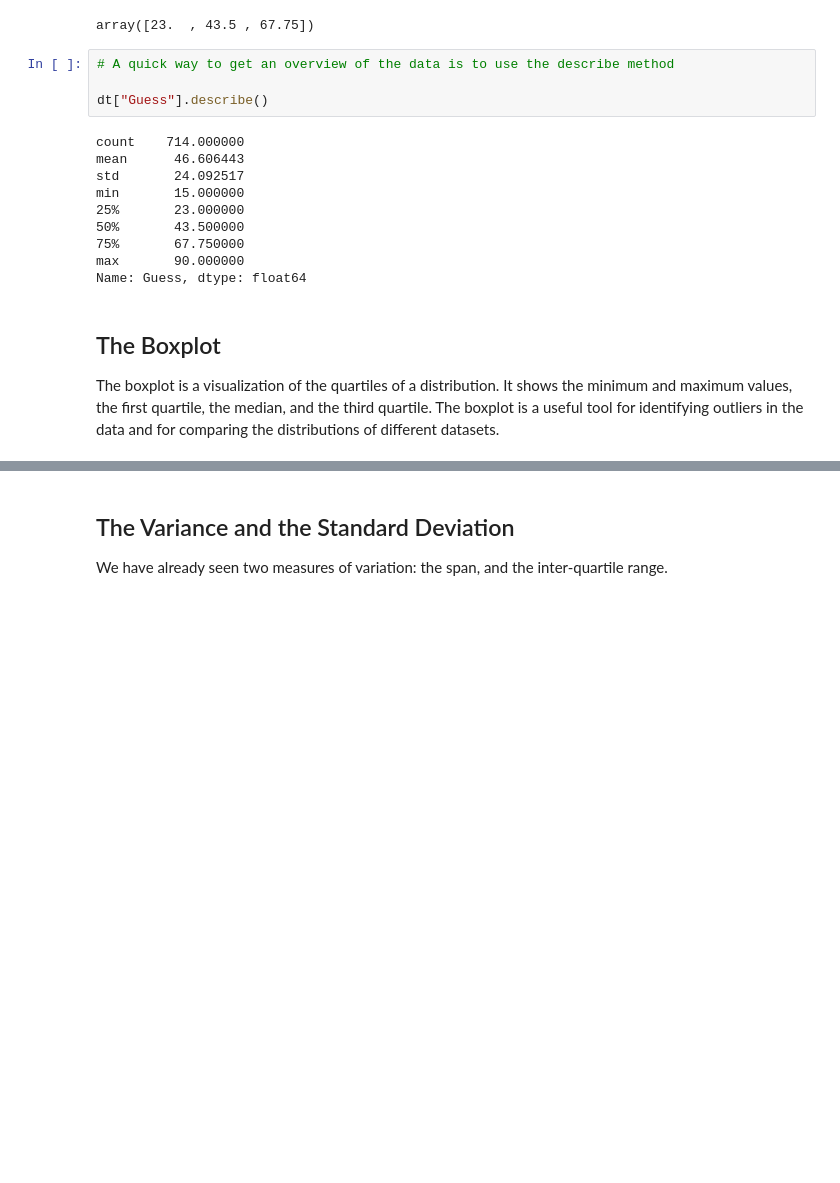
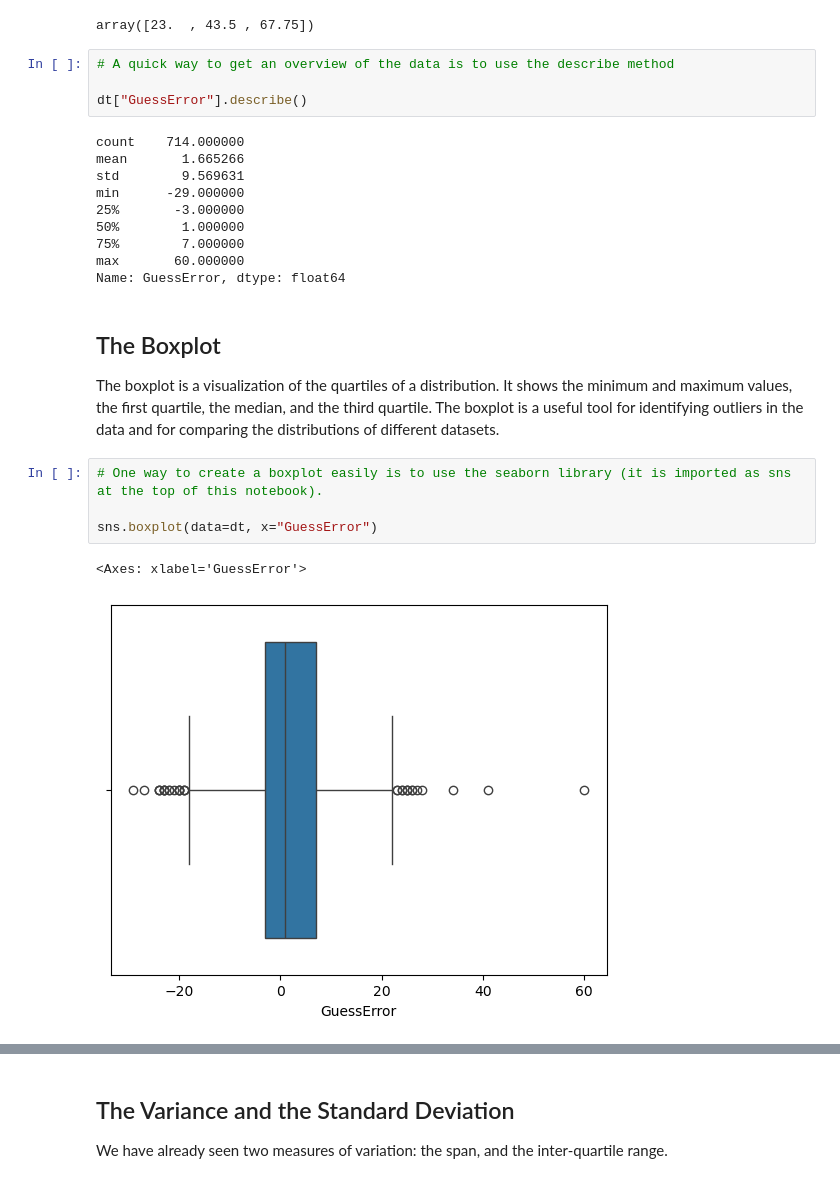
Before and after one commit to febse/stat2024, a Jupyter notebook: 02-Descriptive-Statistics.ipynb, the cells around one changed output, grey strips where cells are left out. Saved outputs shown, nothing was run; the diff lists cells and outputs as text; blank space fills up the shorter version.

```diff
--- a/02-Descriptive-Statistics.ipynb
+++ b/02-Descriptive-Statistics.ipynb
@@ -132,19 +132,26 @@ array([23.  , 43.5 , 67.75])
 # %%
 # A quick way to get an overview of the data is to use the describe method
 
-dt["Guess"].describe()
+dt["GuessError"].describe()
 # %% [output]
 count    714.000000
-mean      46.606443
-std       24.092517
-min       15.000000
-25%       23.000000
-50%       43.500000
-75%       67.750000
-max       90.000000
-Name: Guess, dtype: float64
+mean       1.665266
+std        9.569631
+min      -29.000000
+25%       -3.000000
+50%        1.000000
+75%        7.000000
+max       60.000000
+Name: GuessError, dtype: float64
 # %% [markdown]
 ## The Boxplot
 
 The boxplot is a visualization of the quartiles of a distribution. It shows the minimum and maximum values, the first quartile, the median, and the third quartile. The boxplot is a useful tool for identifying outliers in the data and for comparing the distributions of different datasets.
+# %%
+# One way to create a boxplot easily is to use the seaborn library (it is imported as sns at the top of this notebook).
+
+sns.boxplot(data=dt, x="GuessError")
+# %% [output]
+<Axes: xlabel='GuessError'>
+[figure, added]
 # %%
```
Also changed, not shown: parts of 6 cells of this notebook, 5 other files.
